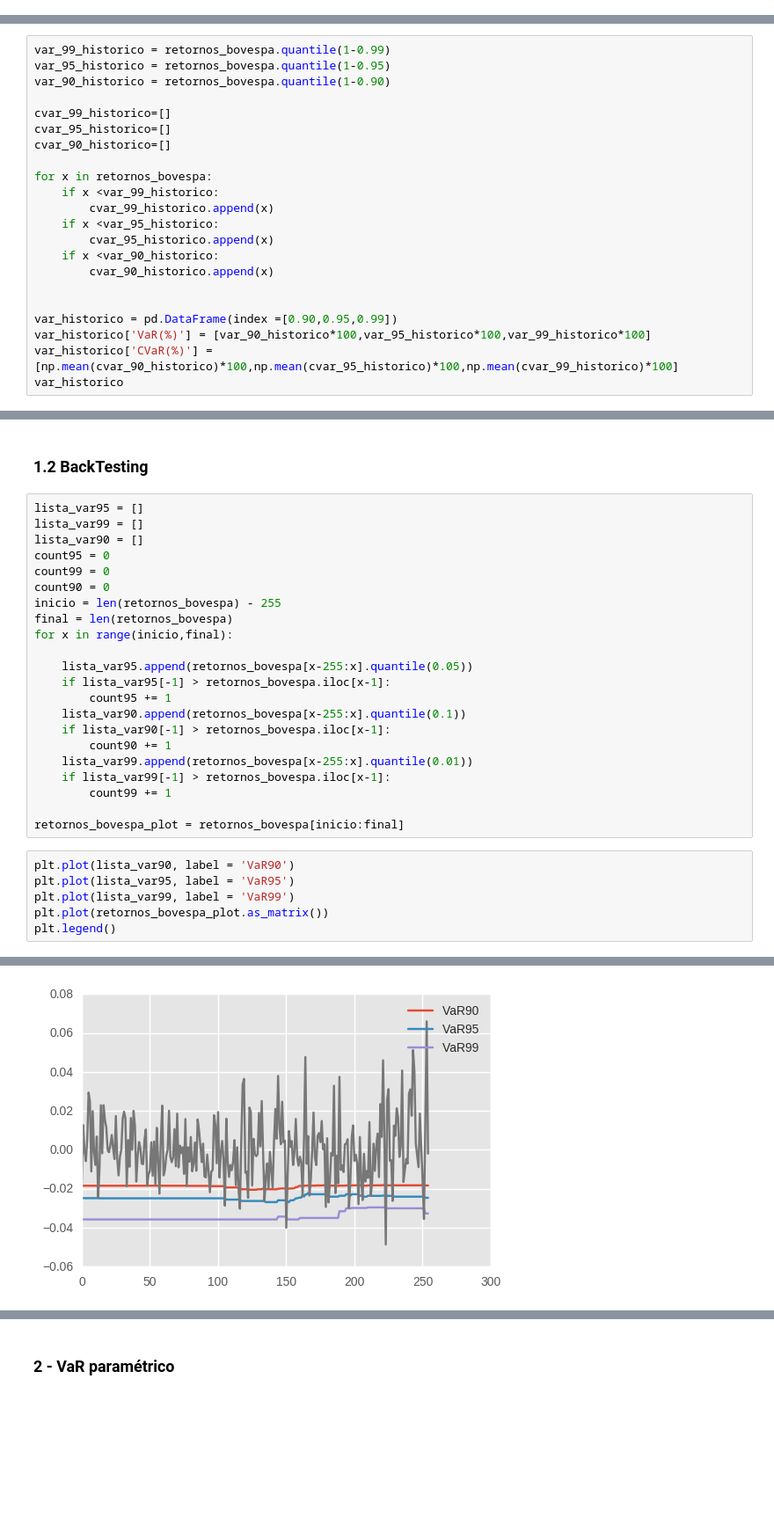
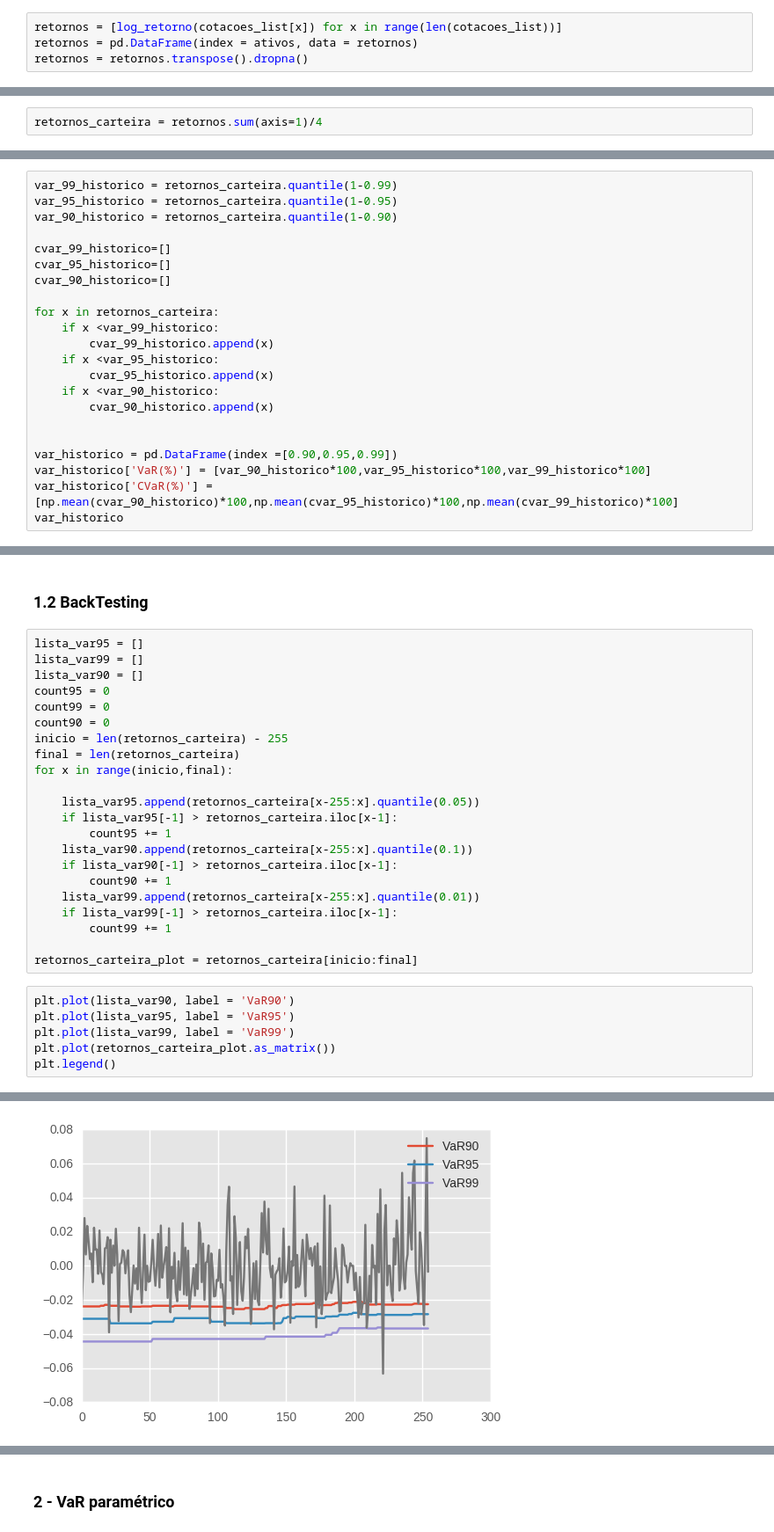
Before and after one commit to helderrezende/TCC, a Jupyter notebook: TCC Helder.ipynb, the cells around one changed output, grey strips where cells are left out. Shown at 88% size. Drawn from its saved outputs; the diff is of its cells as text; blank space fills up the shorter version.

```diff
--- a/TCC Helder.ipynb
+++ b/TCC Helder.ipynb
@@ -64,0 +62,4 @@ Testando se os retornos do Indice bovespa segue uma distribuicao normal
+# %%
+retornos = [log_retorno(cotacoes_list[x]) for x in range(len(cotacoes_list))]
+retornos = pd.DataFrame(index = ativos, data = retornos)
+retornos = retornos.transpose().dropna()
@@ -65 +82,3 @@ Testando se os retornos do Indice bovespa segue uma distribuicao normal
+# %%
+retornos_carteira = retornos.sum(axis=1)/4
 # %%
@@ -121,15 +140,15 @@ def var_historico(retornos, confianca):
 
     return retornos.quantile(1-confianca)
 # %%
-var_99_historico = retornos_bovespa.quantile(1-0.99)
-var_95_historico = retornos_bovespa.quantile(1-0.95)
-var_90_historico = retornos_bovespa.quantile(1-0.90)
+var_99_historico = retornos_carteira.quantile(1-0.99)
+var_95_historico = retornos_carteira.quantile(1-0.95)
+var_90_historico = retornos_carteira.quantile(1-0.90)
 
 cvar_99_historico=[]
 cvar_95_historico=[]
 cvar_90_historico=[]
 
-for x in retornos_bovespa:
+for x in retornos_carteira:
     if x <var_99_historico:
         cvar_99_historico.append(x)
     if x <var_95_historico:
@@ -160,30 +175,30 @@ lista_var90 = []
 count95 = 0
 count99 = 0
 count90 = 0
-inicio = len(retornos_bovespa) - 255
-final = len(retornos_bovespa)
+inicio = len(retornos_carteira) - 255
+final = len(retornos_carteira)
 for x in range(inicio,final):
 
-    lista_var95.append(retornos_bovespa[x-255:x].quantile(0.05))
-    if lista_var95[-1] > retornos_bovespa.iloc[x-1]:
+    lista_var95.append(retornos_carteira[x-255:x].quantile(0.05))
+    if lista_var95[-1] > retornos_carteira.iloc[x-1]:
         count95 += 1
-    lista_var90.append(retornos_bovespa[x-255:x].quantile(0.1))
-    if lista_var90[-1] > retornos_bovespa.iloc[x-1]:
+    lista_var90.append(retornos_carteira[x-255:x].quantile(0.1))
+    if lista_var90[-1] > retornos_carteira.iloc[x-1]:
         count90 += 1
-    lista_var99.append(retornos_bovespa[x-255:x].quantile(0.01))
-    if lista_var99[-1] > retornos_bovespa.iloc[x-1]:
+    lista_var99.append(retornos_carteira[x-255:x].quantile(0.01))
+    if lista_var99[-1] > retornos_carteira.iloc[x-1]:
         count99 += 1
 
-retornos_bovespa_plot = retornos_bovespa[inicio:final]
+retornos_carteira_plot = retornos_carteira[inicio:final]
 # %%
 plt.plot(lista_var90, label = 'VaR90')
 plt.plot(lista_var95, label = 'VaR95')
 plt.plot(lista_var99, label = 'VaR99')
-plt.plot(retornos_bovespa_plot.as_matrix())
+plt.plot(retornos_carteira_plot.as_matrix())
 plt.legend()
 # %% [output]
 <matplotlib.legend.Legend at 0x...>
-[figure, old version]
+[figure, new version]
 # %%
 backtesting_historio = pd.DataFrame([count90,count95,count99] , index = ["VaR 90","VaR 95","VaR 99"], columns =  ["Excecoes para 255 dias"])
 backtesting_historio["T = 255 dias"] = ["16<N<36","6<N<21","N<7"]
```
Also changed, not shown: parts of 68 cells of this notebook, 1 other file.
